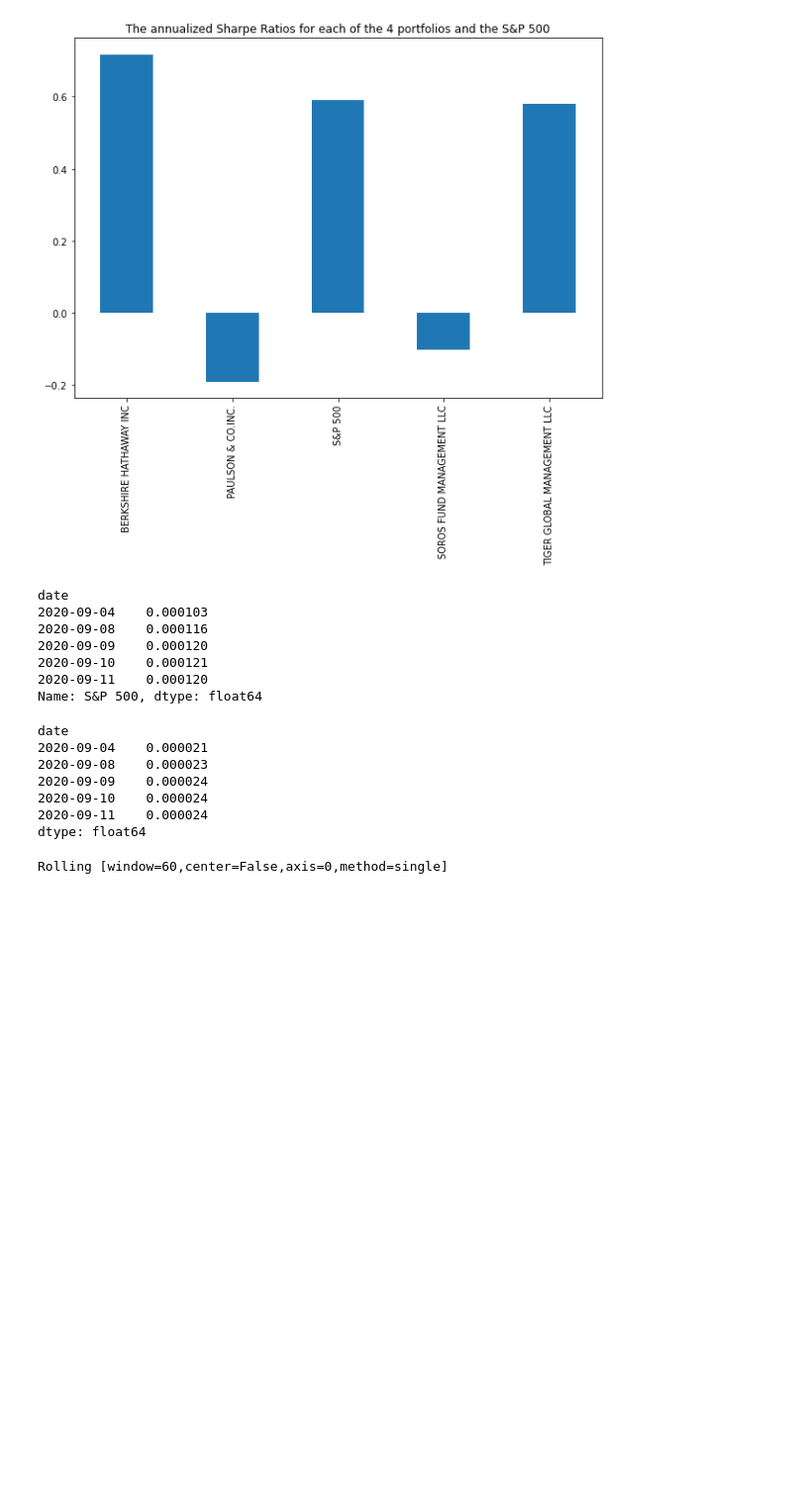
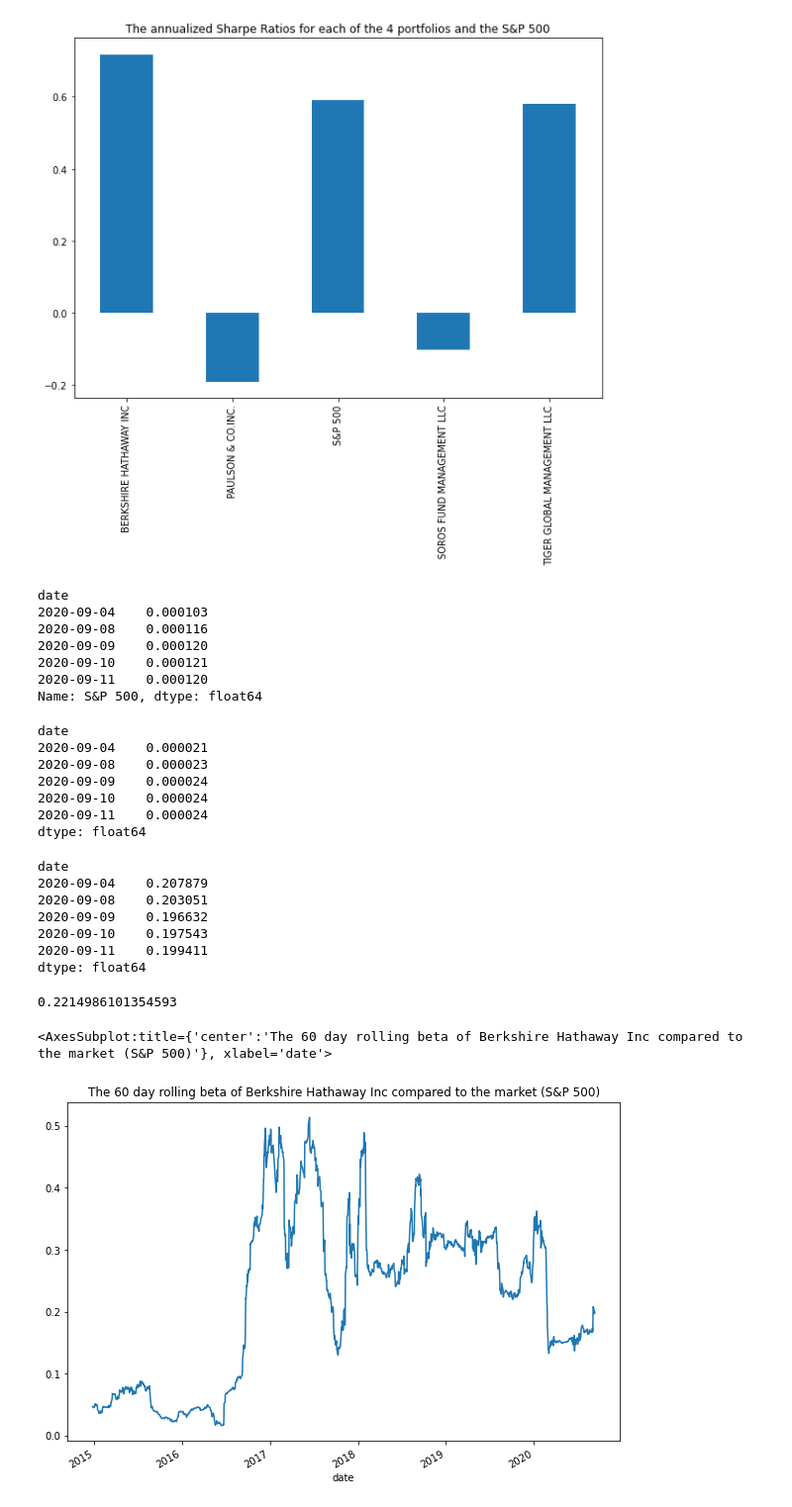
Before and after one commit to heitzo/Quantative_Analysis_Fintech_Investments, a Jupyter notebook: Quantatitive_Analysis_Fintech_Investment/risk_return_analysis.ipynb, the cells around one changed output. Shown: that part at 99% size. Cells and saved outputs as stored; diff of their text form; code cells hidden in the pictures; blank space fills up the shorter version.

```diff
--- a/Quantatitive_Analysis_Fintech_Investment/risk_return_analysis.ipynb
+++ b/Quantatitive_Analysis_Fintech_Investment/risk_return_analysis.ipynb
@@ -256,9 +256,9 @@ display(daily_returns.describe())
 # %%
 ## Diversify the Portfolio
 # Calculate the variance of the S&P 500 using a rolling 60-day window.
-variance_60_days = daily_returns['S&P 500'].rolling(window=60).var()
+market_variance_60_days = daily_returns['S&P 500'].rolling(window=60).var()
 # Visualize the last five rows of the variance of the S&P 500.
-variance_60_days.tail()
+market_variance_60_days.tail()
 # %% [output]
 date
 2020-09-04    0.000103
@@ -281,5 +281,29 @@ date
 2020-09-11    0.000024
 dtype: float64
 # %%
+# Calculate the beta based on the 60-day rolling covariance compared to the market (S&P 500)
+# Calculate the rolling beta by dividing BHI’s 60-day rolling covariance
+# by the 60-day rolling variance of the market
+bhi_rolling_60_beta = bhi_rolling_60_covariance / market_variance_60_days
+# Review the last five rows of the beta information
+bhi_rolling_60_beta.tail()
 # %% [output]
-Rolling [window=60,center=False,axis=0,method=single]
+date
+2020-09-04    0.207879
+2020-09-08    0.203051
+2020-09-09    0.196632
+2020-09-10    0.197543
+2020-09-11    0.199411
+dtype: float64
+# %%
+# Calculate the average of the 60-day rolling beta
+bhi_rolling_60_beta.mean()
+# %% [output]
+0.2214986101354593
+# %%
+# Plot the rolling beta
+# Include a title parameter and adjust the figure size
+bhi_rolling_60_beta.plot(figsize=(10,7), title='The 60 day rolling beta of Berkshire Hathaway Inc compared to the market (S&P 500)')
+# %% [output]
+<AxesSubplot:title={'center':'The 60 day rolling beta of Berkshire Hathaway Inc compared to the market (S&P 500)'}, xlabel='date'>
+[figure, added]
```
Also changed, not shown: parts of 4 cells of this notebook.
